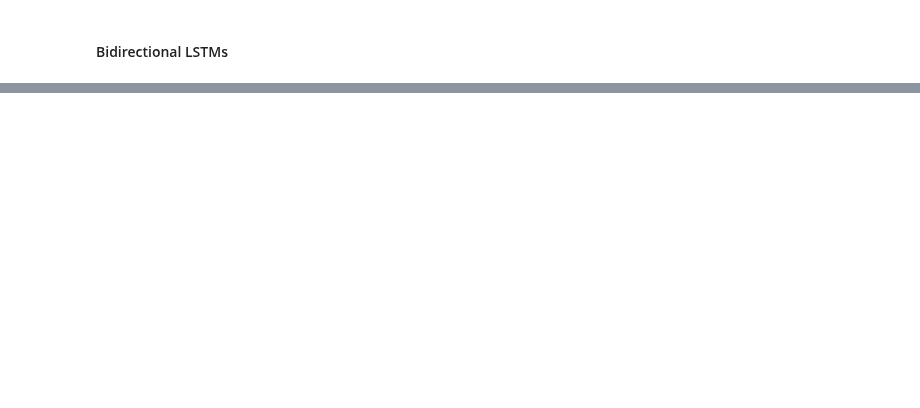
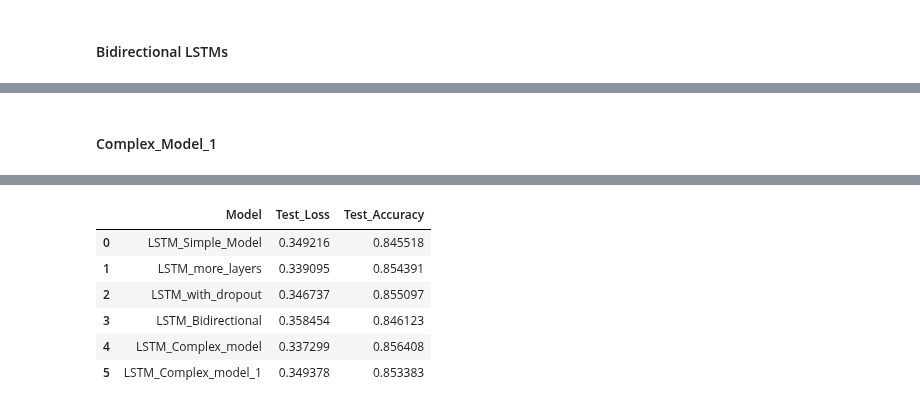
Before and after one commit to spouli/DeepLearning, a Jupyter notebook: Working_notebook_LSTM.ipynb, the cells around one changed output, grey strips where cells are left out. Saved outputs shown, nothing was run; the diff lists cells and outputs as text; code cells hidden in the pictures; blank space fills up the shorter version.

```diff
--- a/Working_notebook_LSTM.ipynb
+++ b/Working_notebook_LSTM.ipynb
@@ -564,0 +811,35 @@ results_df
+# %% [markdown]
+#### Complex_Model_1
+# %%
+# Create the model
+model = Sequential()
+model.add(LSTM(100, input_shape=(max_sequence_length, embedding_size), return_sequences=True))
+model.add(Bidirectional(LSTM(100)))
+model.add(Dropout(0.2))
+model.add(Dense(64, activation='relu'))
+model.add(Dense(1, activation='sigmoid'))
+
+# Compile the model
+model.compile(loss='binary_crossentropy', optimizer='adam', metrics=['accuracy'])
+
+# Define the ReduceLROnPlateau and EarlyStopping callbacks
+# the ReduceLROnPlateau callback is used to reduce the learning rate when the validation loss stops improving
+# the EarlyStopping callback is used to stop the training process
+# when the validation accuracy does not improve within a certain number of epochs.
+reduce_lr = ReduceLROnPlateau(monitor='val_loss', patience=3, cooldown=0)
+early_stopping = EarlyStopping(monitor='val_accuracy', min_delta=1e-4, patience=3)
+
+# Train the model with the callbacks
+model.fit(X_train_reshaped, y_train, validation_data=(X_val_reshaped, y_val),
+          epochs=10, batch_size=64, callbacks=[reduce_lr, early_stopping])
+
+# Evaluate the model
+loss, accuracy = model.evaluate(X_test_reshaped, y_test)
+print(f"Test loss: {loss}")
+print(f"Test accuracy: {accuracy}")
+
+# Append with the evaluation metrics the dataframe
+LSTM_Complex_model_1 = {'Model': 'LSTM_Complex_model_1', 'Test_Loss': loss, 'Test_Accuracy': accuracy}
+results_df = results_df.append(LSTM_Complex_model_1, ignore_index=True)
+results_df
+# %% [output]
@@ -564,0 +859,7 @@ results_df
+|  | Model | Test_Loss | Test_Accuracy |
+| 0 | LSTM_Simple_Model | 0.349216 | 0.845518 |
+| 1 | LSTM_more_layers | 0.339095 | 0.854391 |
+| 2 | LSTM_with_dropout | 0.346737 | 0.855097 |
+| 3 | LSTM_Bidirectional | 0.358454 | 0.846123 |
+| 4 | LSTM_Complex_model | 0.337299 | 0.856408 |
+| 5 | LSTM_Complex_model_1 | 0.349378 | 0.853383 |
```
Also changed, not shown: parts of 35 cells of this notebook, 2 other files.
